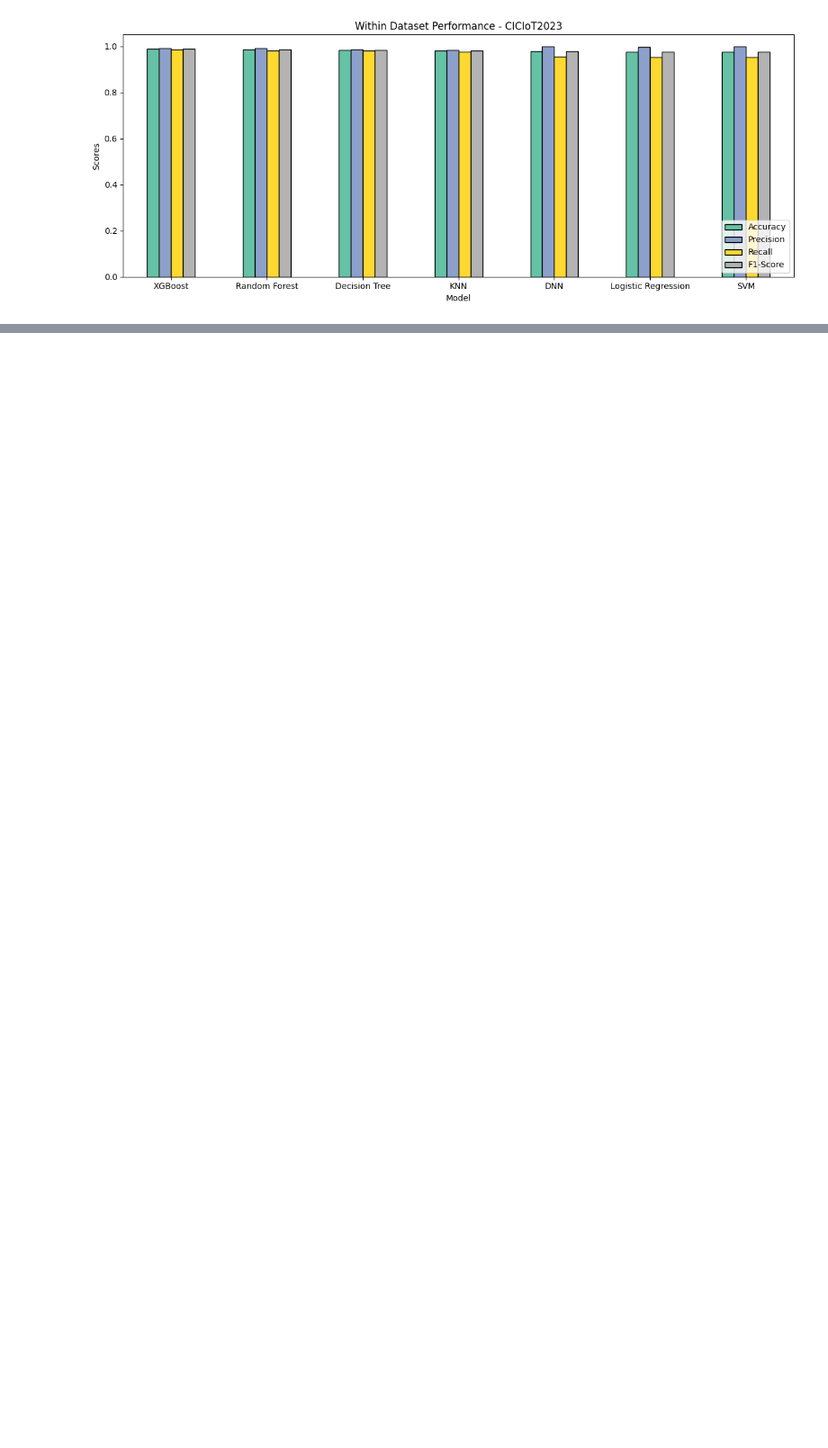
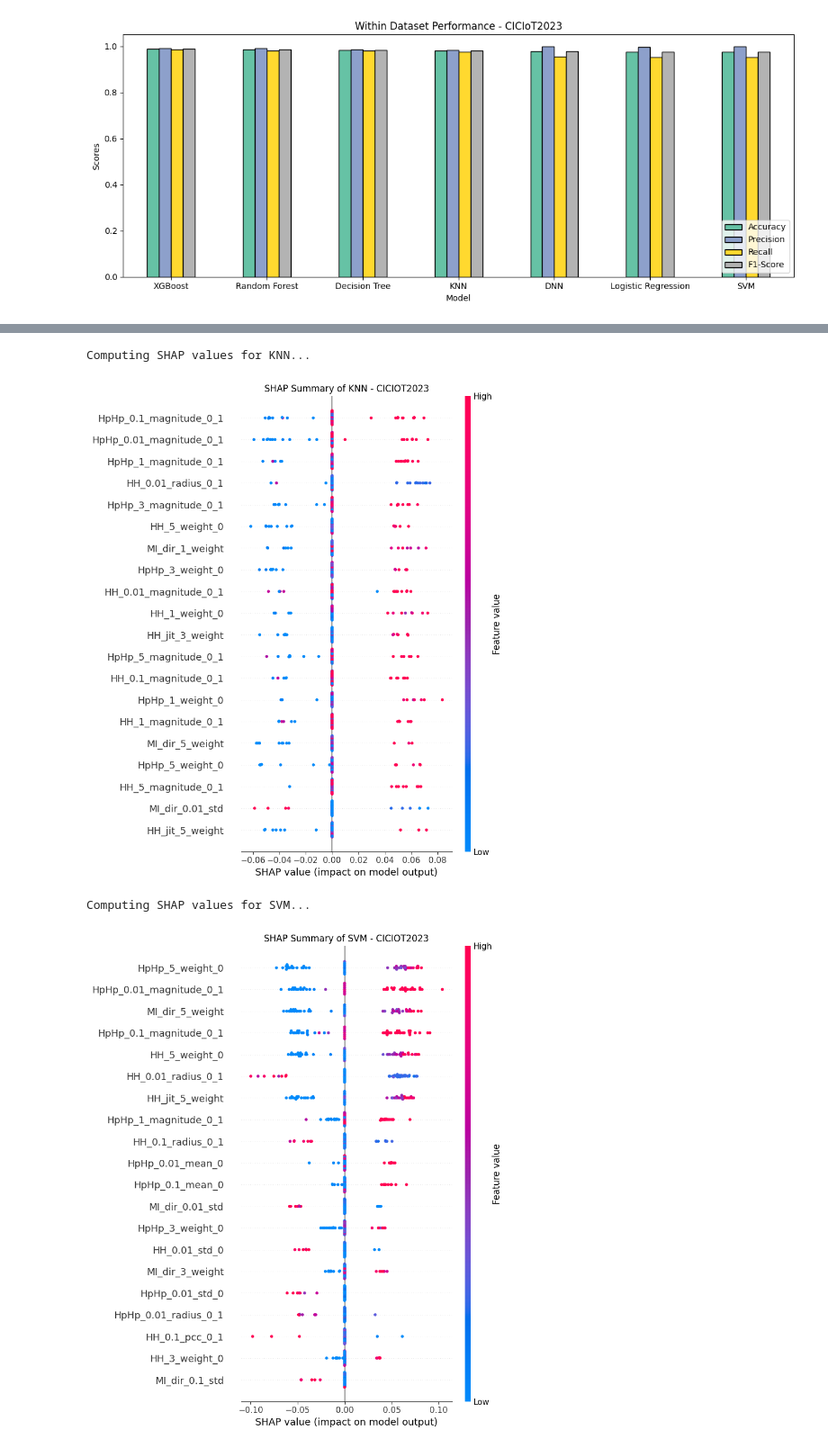
Before and after one commit to Narasimha-N/comparative_analysis_arp_spoofing, a Jupyter notebook: Kitsune Feature Extraction/Data Preprocessing/CICIoT2023 Dataset/CICIoT2023_Train_test_models.ipynb, the cells around one changed output, grey strips where cells are left out. Shown at 90% size. Saved outputs shown, nothing was run; the diff lists cells and outputs as text; code cells hidden in the pictures; blank space fills up the shorter version.

```diff
--- a/Kitsune Feature Extraction/Data Preprocessing/CICIoT2023 Dataset/CICIoT2023_Train_test_models.ipynb
+++ b/Kitsune Feature Extraction/Data Preprocessing/CICIoT2023 Dataset/CICIoT2023_Train_test_models.ipynb
@@ -404,0 +464,32 @@ plt.show()
+# %%
+#SHAP for KNN and SVM
+
+kernel_models = ["KNN", "SVM"]
+kernel_sample=test_sample.sample(50, random_state=42)
+kernel_shap_values = {}
+
+for model_name in kernel_models:
+    print(f"Computing SHAP values for {model_name}...")
+    model=models[model_name]
+
+    k_explainer=shap.KernelExplainer(model.predict_proba, train_sample)
+    shap_values=k_explainer.shap_values(kernel_sample, nsample=100)
+
+    shap_values=np.array(shap_values)
+    if shap_values.ndim==3:
+        shap_values=shap_values[:,:,1]
+
+    kernel_shap_values[model_name]=shap_values
+
+    plt.figure()
+    shap.summary_plot(shap_values, kernel_sample, show=False)
+    plt.title(f"SHAP Summary of {model_name} - CICIOT2023")
+    plt.tight_layout()
+    plt.show()
+
+print("KN Nand SVM SHAP values are calculated")
+# %% [output]
+Computing SHAP values for KNN...
+[figure, added]
+Computing SHAP values for SVM...
+[figure, added]
```
Also changed, not shown: parts of 10 cells of this notebook, 2 other files.
